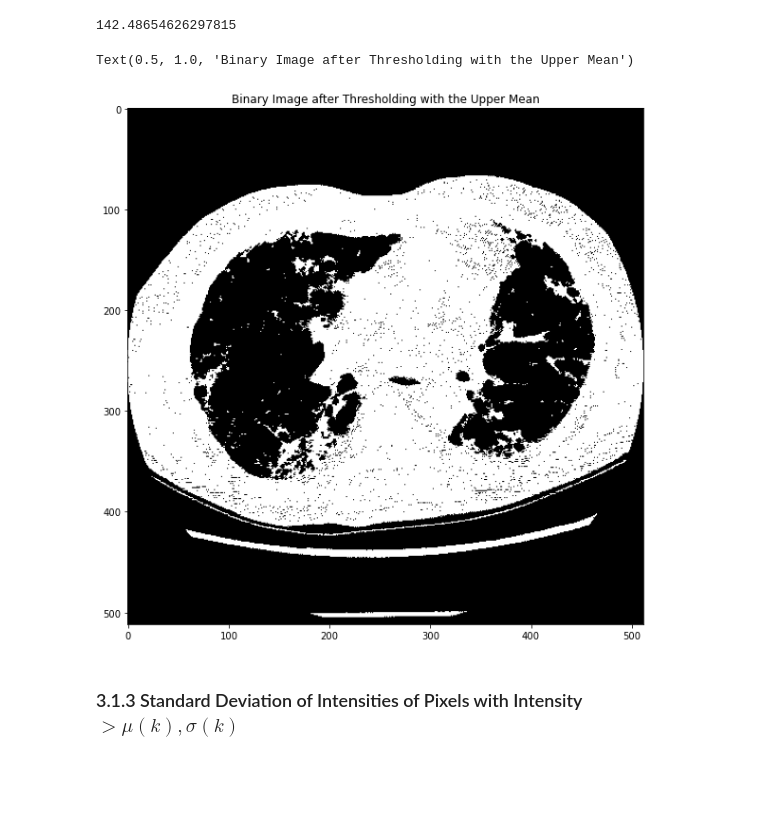
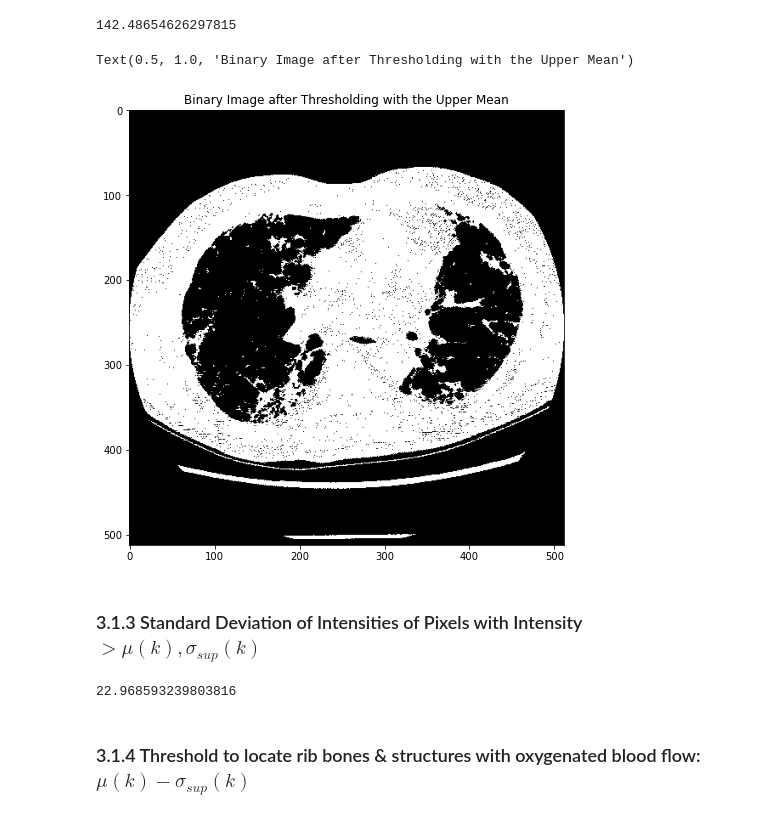
Before and after one commit to anushkahebbar/cardiac-segmentation, a Jupyter notebook: Preprocessing CT Slices.ipynb, the cells around one changed output. Cells and saved outputs as stored; diff of their text form; code cells hidden in the pictures; blank space fills up the shorter version.

```diff
--- a/Preprocessing CT Slices.ipynb
+++ b/Preprocessing CT Slices.ipynb
@@ -150,11 +150,19 @@ mu_sup_k
 # %%
 # Create a binary mask by thresholding with the average
 bmask = cv2.threshold(im, mu_sup_k, 255, cv2.THRESH_BINARY)
-plt.figure(figsize=(15, 10))
+plt.figure(figsize=(10, 8))
 plt.imshow(bmask[1], cmap='gray')
 plt.title('Binary Image after Thresholding with the Upper Mean')
 # %% [output]
 Text(0.5, 1.0, 'Binary Image after Thresholding with the Upper Mean')
-[figure, old version]
+[figure, new version]
 # %% [markdown]
-### 3.1.3 Standard Deviation of Intensities of Pixels with Intensity $>\mu(k), \sigma(k)$
+### 3.1.3 Standard Deviation of Intensities of Pixels with Intensity $>\mu(k), \sigma_{sup}(k)$
+# %%
+# Calculate standard deviation
+sigma_k = im.flatten()[pixelsGreaterThanMean].std()
+sigma_k
+# %% [output]
+22.968593239803816
+# %% [markdown]
+### 3.1.4 Threshold to locate rib bones & structures with oxygenated blood flow: $\mu(k) - \sigma_{sup}(k)$
```
Also changed, not shown: parts of 8 cells of this notebook.
